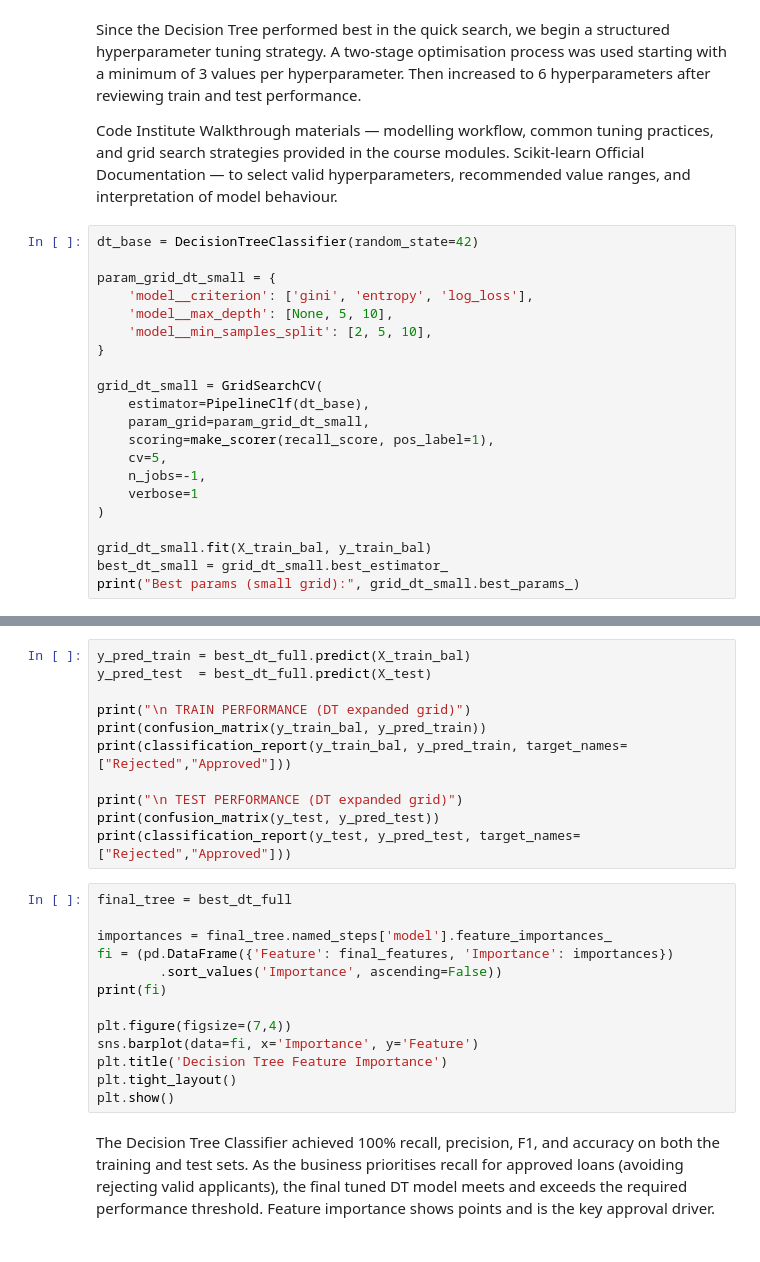
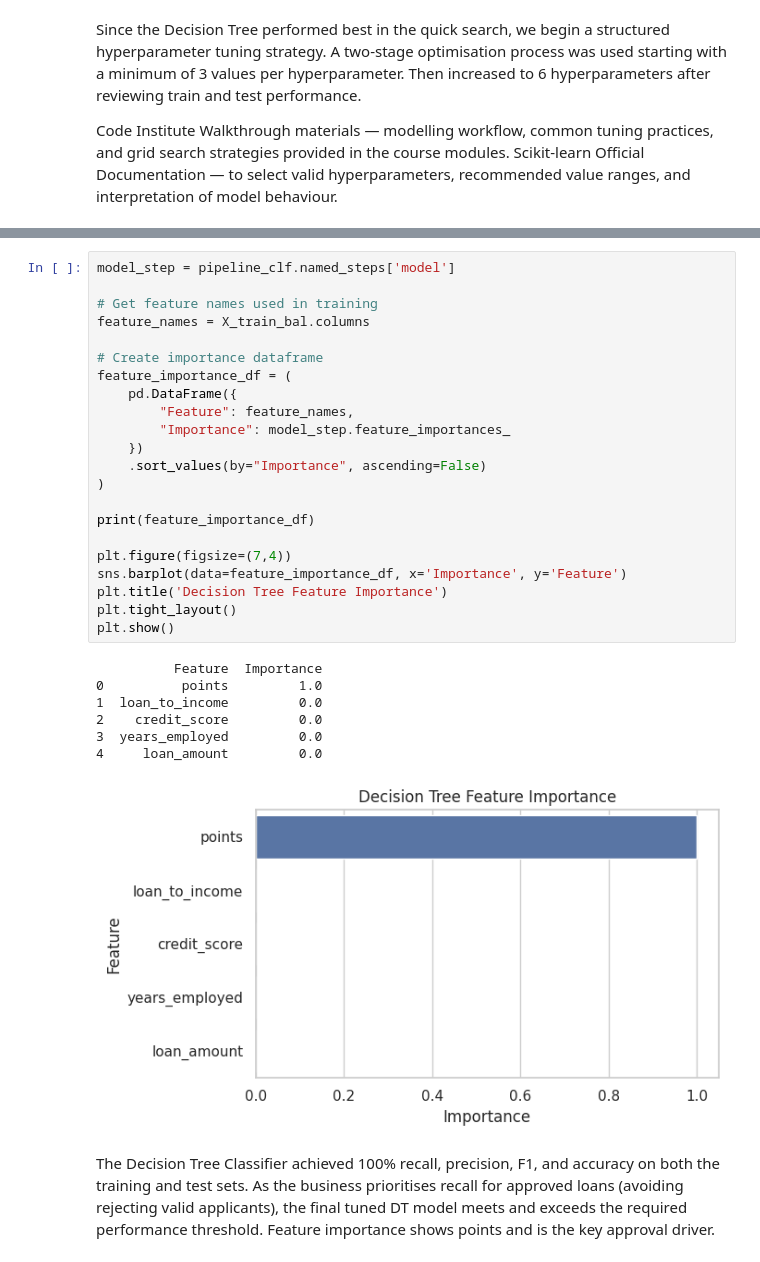
Before and after one commit to DavidRC-Projects/Approval_Predict, a Jupyter notebook: jupyter_notebooks/05 - Modeling and Evaluation.ipynb, the cells around one changed output, grey strips where cells are left out. Cells and saved outputs as stored; diff of their text form.

```diff
--- a/jupyter_notebooks/05 - Modeling and Evaluation.ipynb
+++ b/jupyter_notebooks/05 - Modeling and Evaluation.ipynb
@@ -422,24 +419,3 @@ Since the Decision Tree performed best in the quick search, we begin a structure
 
 Code Institute Walkthrough materials — modelling workflow, common tuning practices, and grid search strategies provided in the course modules.
 Scikit-learn Official Documentation — to select valid hyperparameters, recommended value ranges, and interpretation of model behaviour.
-# %%
-dt_base = DecisionTreeClassifier(random_state=42)
-
-param_grid_dt_small = {
-    'model__criterion': ['gini', 'entropy', 'log_loss'],
-    'model__max_depth': [None, 5, 10],
-    'model__min_samples_split': [2, 5, 10],
-}
-
-grid_dt_small = GridSearchCV(
-    estimator=PipelineClf(dt_base),
-    param_grid=param_grid_dt_small,
-    scoring=make_scorer(recall_score, pos_label=1),
-    cv=5,
-    n_jobs=-1,
-    verbose=1
-)
-
-grid_dt_small.fit(X_train_bal, y_train_bal)
-best_dt_small = grid_dt_small.best_estimator_
-print("Best params (small grid):", grid_dt_small.best_params_)
@@ -506,27 +422,33 @@ Best params (expanded grid): {'model__ccp_alpha': 0.0, 'model__class_weight': No
-# %%
-y_pred_train = best_dt_full.predict(X_train_bal)
-y_pred_test  = best_dt_full.predict(X_test)
-
-print("\n TRAIN PERFORMANCE (DT expanded grid)")
-print(confusion_matrix(y_train_bal, y_pred_train))
-print(classification_report(y_train_bal, y_pred_train, target_names=["Rejected","Approved"]))
-
-print("\n TEST PERFORMANCE (DT expanded grid)")
-print(confusion_matrix(y_test, y_pred_test))
-print(classification_report(y_test, y_pred_test, target_names=["Rejected","Approved"]))
 # %%
-final_tree = best_dt_full
+model_step = pipeline_clf.named_steps['model']
 
-importances = final_tree.named_steps['model'].feature_importances_
-fi = (pd.DataFrame({'Feature': final_features, 'Importance': importances})
-        .sort_values('Importance', ascending=False))
-print(fi)
+# Get feature names used in training
+feature_names = X_train_bal.columns
+
+# Create importance dataframe
+feature_importance_df = (
+    pd.DataFrame({
+        "Feature": feature_names,
+        "Importance": model_step.feature_importances_
+    })
+    .sort_values(by="Importance", ascending=False)
+)
+
+print(feature_importance_df)
 
 plt.figure(figsize=(7,4))
-sns.barplot(data=fi, x='Importance', y='Feature')
+sns.barplot(data=feature_importance_df, x='Importance', y='Feature')
 plt.title('Decision Tree Feature Importance')
 plt.tight_layout()
 plt.show()
+# %% [output]
+          Feature  Importance
+0          points         1.0
+1  loan_to_income         0.0
+2    credit_score         0.0
+3  years_employed         0.0
+4     loan_amount         0.0
+[figure, added]
 # %% [markdown]
 The Decision Tree Classifier achieved 100% recall, precision, F1, and accuracy on both the training and test sets.
 As the business prioritises recall for approved loans (avoiding rejecting valid applicants), the final tuned DT model meets and exceeds the required performance threshold.
```
Also changed, not shown: parts of 13 cells of this notebook, 5 other files.
